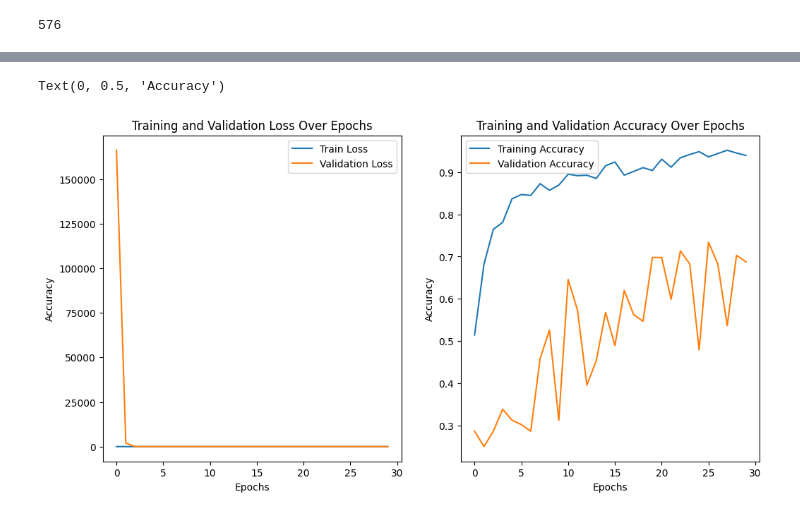
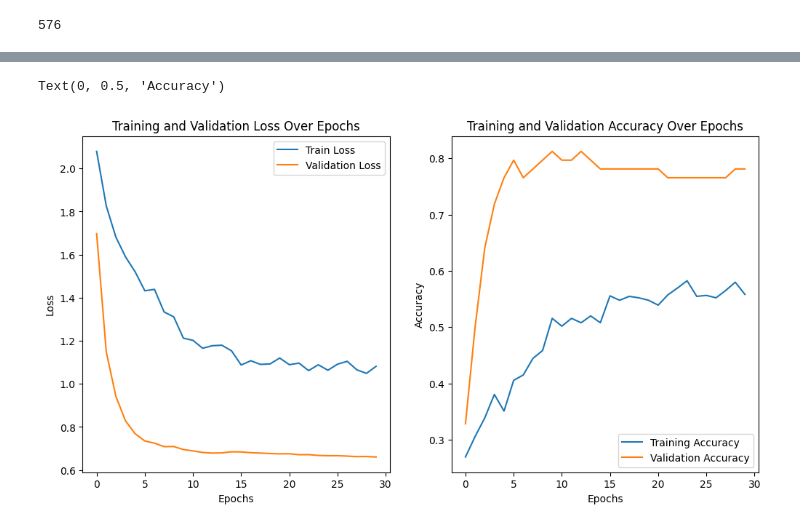
Before and after one commit to eatrabyo/dads_7202_cnn_homework, a Jupyter notebook: resnet.ipynb, the cells around one changed output, grey strips where cells are left out. Saved outputs shown, nothing was run; the diff lists cells and outputs as text; code cells hidden in the pictures.

Commit message:
resnet -add callback -unfreeze batchnorm -add some dense layers

```diff
--- a/resnet.ipynb
+++ b/resnet.ipynb
@@ -140,31 +226,32 @@ val_ds = val_ds.map(preprocess)
 # %%
 # Defining Callbacks
 
-filepath = 'resnet_callback/best_weights.hdf5'
+checkpoint_filepath = "resnet_callback/bestmodel_epoch{epoch:02d}_valloss{val_loss:.2f}.weights.h5"
 
 earlystopping = EarlyStopping(monitor = 'val_accuracy',
                               mode = 'max' ,
                               patience = 15,
                               verbose = 1)
 
-checkpoint    = ModelCheckpoint(filepath,
+checkpoint    = ModelCheckpoint(checkpoint_filepath,
                                 monitor = 'val_accuracy',
                                 mode='max',
                                 save_best_only=True,
                                 verbose = 1)
 
-
-callback_list = [earlystopping, checkpoint]
+reduce_lr = ReduceLROnPlateau(monitor='val_loss', factor=0.2,
+                              patience=5, min_lr=0.000025,verbose=1)
+callback_list = [reduce_lr, checkpoint]
 # %%
 # Model Compile
 
-OPT    = tf.keras.optimizers.legacy.Adam(learning_rate=0.001)
+OPT    = tf.keras.optimizers.legacy.Adam(learning_rate=0.00005)
 
-base_model.compile(loss='sparse_categorical_crossentropy',
+model.compile(loss='sparse_categorical_crossentropy',
               metrics=['accuracy'],
               optimizer=OPT)
 # %%
-model_history=base_model.fit(train_dataset,
+model_history=model.fit(train_dataset,
                         validation_data=val_ds,
                         epochs = 30,
                         callbacks = callback_list,
@@ -191,7 +278,7 @@ Epoch 4: val_accuracy improved from 0.28646 to 0.33854, saving model to resnet_c
 Epoch 5/30
 ... (52 outputs left out)
 # %%
-history = base_model.history.history
+history = model_history.history
 
 train_loss = history['loss']
 val_loss = history['val_loss']
@@ -200,20 +287,20 @@ val_acc = history['val_accuracy']
 # %%
 plt.figure(figsize=(12,6))
 plt.subplot(1,2,1)
 plt.plot(train_loss,label='Train Loss')
 plt.plot(val_loss,label='Validation Loss')
 plt.legend()
 plt.title('Training and Validation Loss Over Epochs')
 plt.xlabel('Epochs')
-plt.ylabel('Accuracy')
+plt.ylabel('Loss')
 
 plt.subplot(1,2,2)
 plt.plot(train_acc,label='Training Accuracy')
 plt.plot(val_acc,label='Validation Accuracy')
 plt.legend()
 plt.title('Training and Validation Accuracy Over Epochs')
 plt.xlabel('Epochs')
 plt.ylabel('Accuracy')
 # %% [output]
 Text(0, 0.5, 'Accuracy')
-[figure, old version]
+[figure, new version]
```
Also changed, not shown: parts of 25 cells of this notebook.
